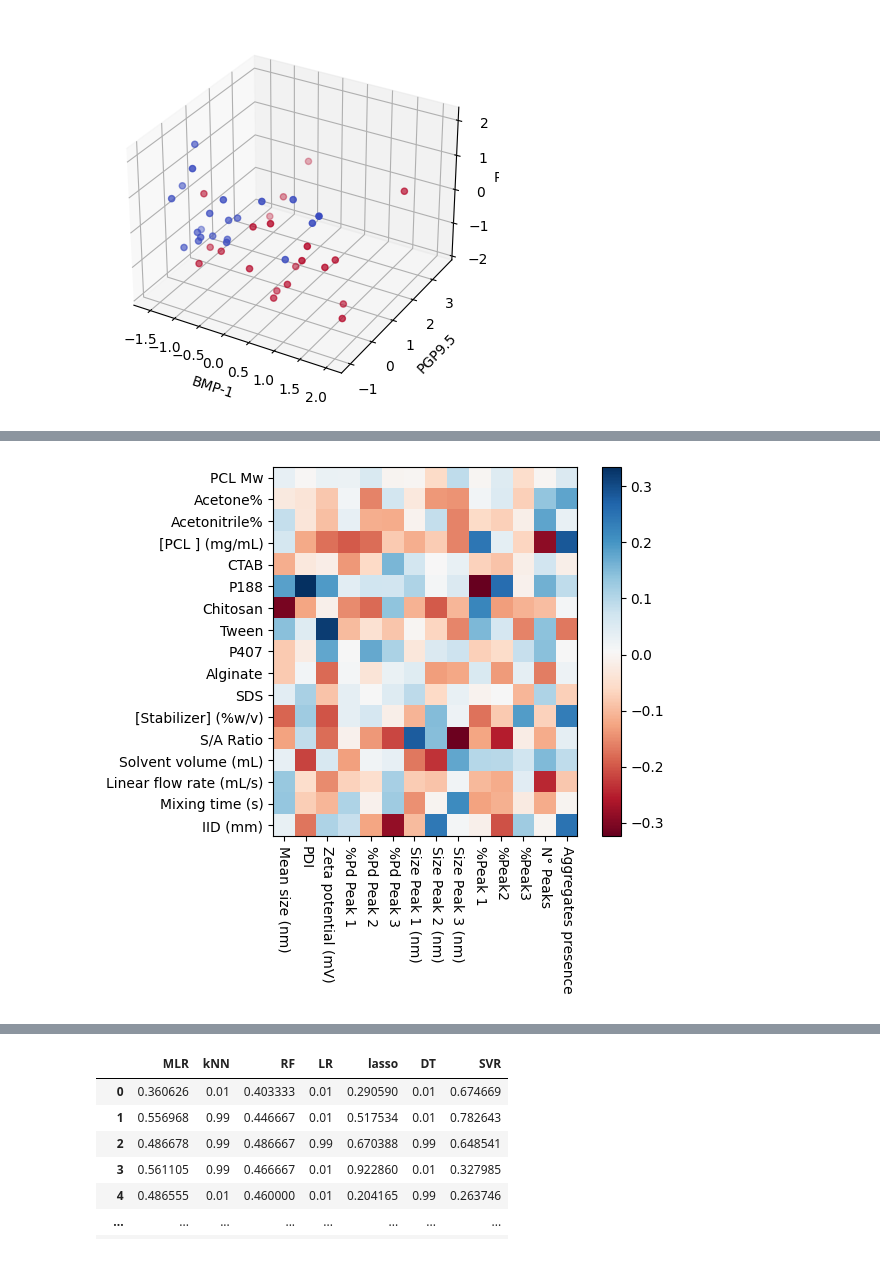
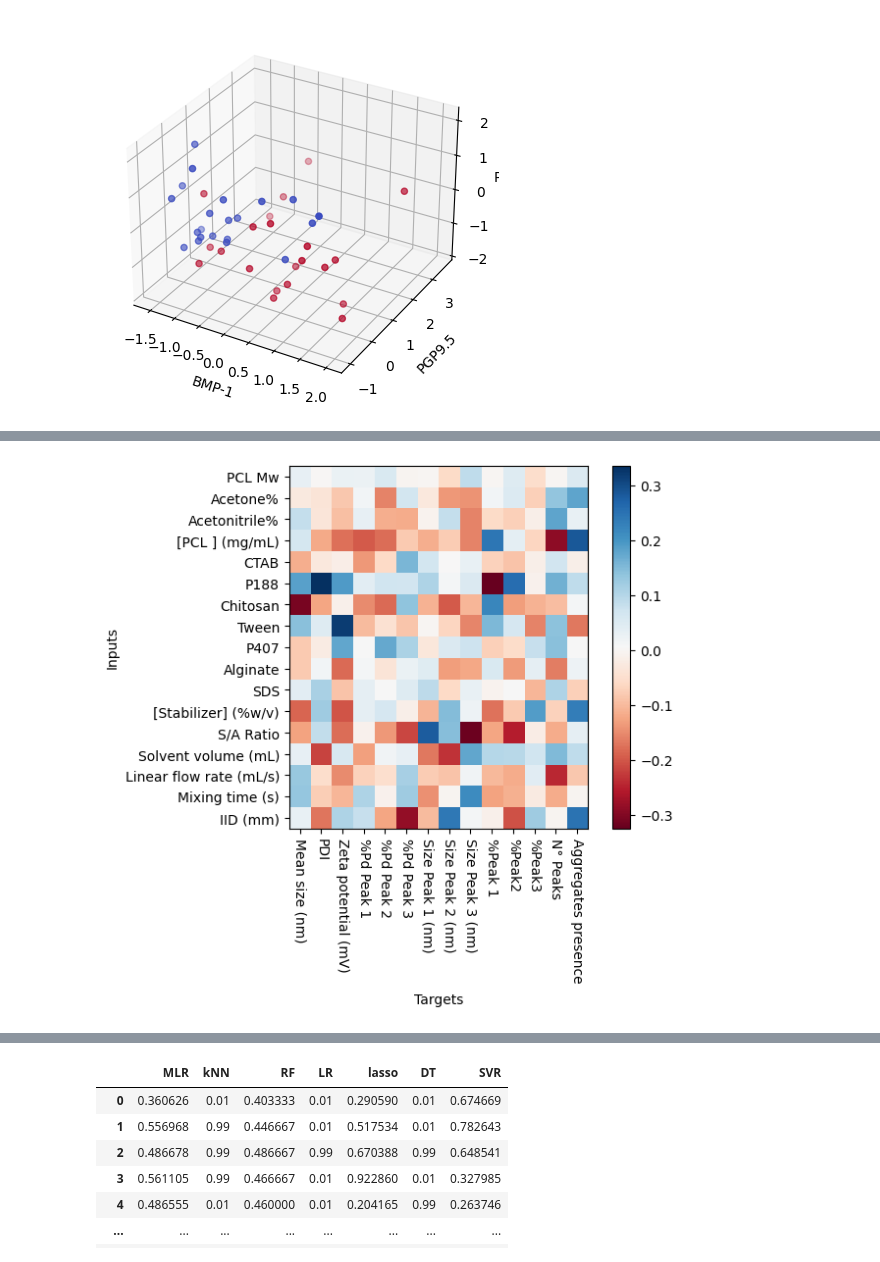
Before and after one commit to Norange01/ML_App_Repro, a Jupyter notebook: Nanoparticles/Repro_Preliminary_model_screening.ipynb, the cells around one changed output, grey strips where cells are left out. Cells and saved outputs as stored; diff of their text form; code cells hidden in the pictures.

```diff
--- a/Nanoparticles/Repro_Preliminary_model_screening.ipynb
+++ b/Nanoparticles/Repro_Preliminary_model_screening.ipynb
@@ -153,7 +153,7 @@ class NESTED_CV:
                         'positive':[True, False]}
 
         elif model_type == 'kNN':
-          self.user_defined_model = KNeighborsClassifier()
+          self.user_defined_model = KNeighborsRegressor()
           self.p_grid ={'n_neighbors':[2, 4, 5, 6, 8, 10, 12, 15, 20, 25, 30, 50],
                         'weights': ["uniform", 'distance'],
                         'algorithm': ['auto', 'ball_tree', 'kd_tree', 'brute'],
@@ -176,11 +176,14 @@ class NESTED_CV:
                         'shrinking': [True, False]}
 
         elif model_type == 'DT':
-          self.user_defined_model = DecisionTreeClassifier(random_state=4)
-          self.p_grid ={"max_depth": [3, None],
-                        "max_features": randint(1, 9),
-                        "min_samples_leaf": randint(1, 9),
-                        "criterion": ["gini", "entropy"]}
+          self.user_defined_model = DecisionTreeRegressor(random_state=4)
+          self.p_grid ={'criterion':['squared_error', 'friedman_mse', 'absolute_error', 'poisson'],
+                        'splitter':['best', 'random'],
+                        'max_depth':[None],
+                        'min_samples_split':[2,4,6],
+                        'min_samples_leaf':[1,2,4],
+                        'max_features': [None, 'auto', 'sqrt','log2'],
+                        'ccp_alpha': [0, 0.05, 0.1, 0.15]}
 
         elif model_type == 'RF':
           self.user_defined_model = RandomForestRegressor(random_state=4)
@@ -276,10 +279,10 @@ class NESTED_CV:
 
         for i in range(NUM_TRIALS): #configure the cross-validation procedure - outer loop (test set)
 
-          cv_outer = ShuffleSplit(n_splits=1, test_size=0.4, random_state=i) #hold back 20% of the groups for test set
+          cv_outer = GroupShuffleSplit(n_splits=1, test_size=0.4, random_state=i) #hold back 20% of the groups for test set
 
           # split data using GSS
-          for train_index, test_index in cv_outer.split(self.X, self.Y):
+          for train_index, test_index in cv_outer.split(self.X, self.Y, self.G):
               X_train, X_test = self.X[train_index], self.X[test_index]
               y_train, y_test = self.Y[train_index], self.Y[test_index]
               g_train, g_test = self.G[train_index], self.G[test_index]
@@ -290,7 +293,7 @@ class NESTED_CV:
               self.y_test_list.append(y_test)
 
               # configure the cross-validation procedure - inner loop (validation set/HP optimization)
-              cv_inner = GroupKFold(n_splits=4) #should be 10 fold group split for inner loop
+              cv_inner = GroupKFold(n_splits=2) #should be 10 fold group split for inner loop
 
               # define search space
               search = RSCV(self.user_defined_model, self.p_grid, n_iter=100, verbose=0, scoring='neg_mean_absolute_error', cv=cv_inner,  n_jobs= 6, refit=True) # should be 100
@@ -828,18 +758,23 @@ df.to_excel(excel_writer="/kaggle/working/coefs.xlsx")
 # %%
 import matplotlib.pyplot as plt
 import numpy as np
 
-coefs= pd.read_excel("/kaggle/input/nn-coefs/coefs.xlsx")
+coefs=NN_model.coefs_[0]
+#coefs= pd.read_excel("/kaggle/input/nn-coefs/coefs.xlsx")
 coefs=coefs.iloc[:,1:]
 
 fig, heatmap = plt.subplots()
 plt.imshow(coefs, cmap='RdBu', interpolation='nearest')
 plt.colorbar()
 
 heatmap.set_xticks(np.arange(len(yArr.columns.values)), labels = yArr.columns.values, rotation=270)
 heatmap.set_yticks(np.arange(len(xArr.columns.values)), labels = xArr.columns.values, rotation=0)
+
+plt.ylabel("Inputs")
+plt.xlabel("Targets")
+
 plt.show()
 # %% [output]
-[figure, old version]
+[figure, new version]
 # %%
 kNN_result, kNN_model = run_NESTED_CV("kNN", None)
```
Also changed, not shown: parts of 8 cells of this notebook.
